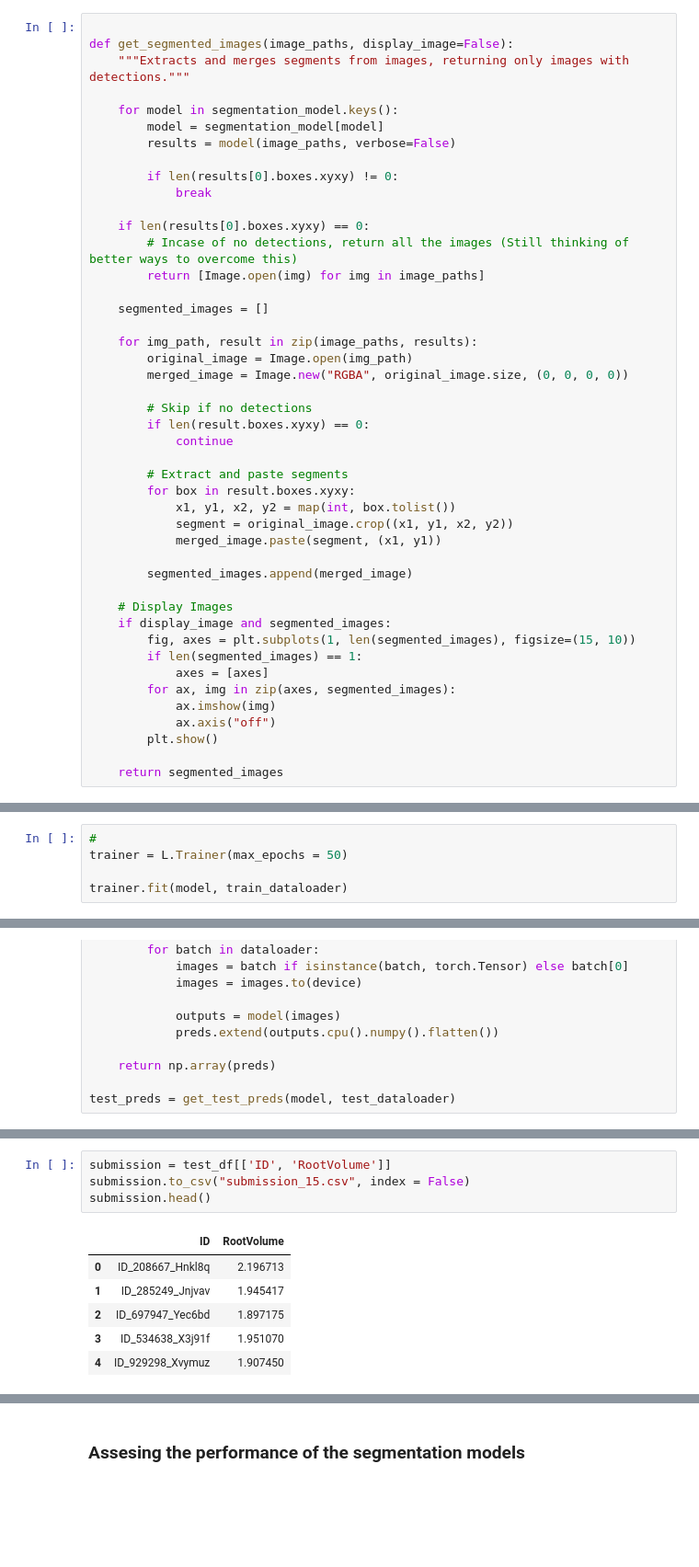
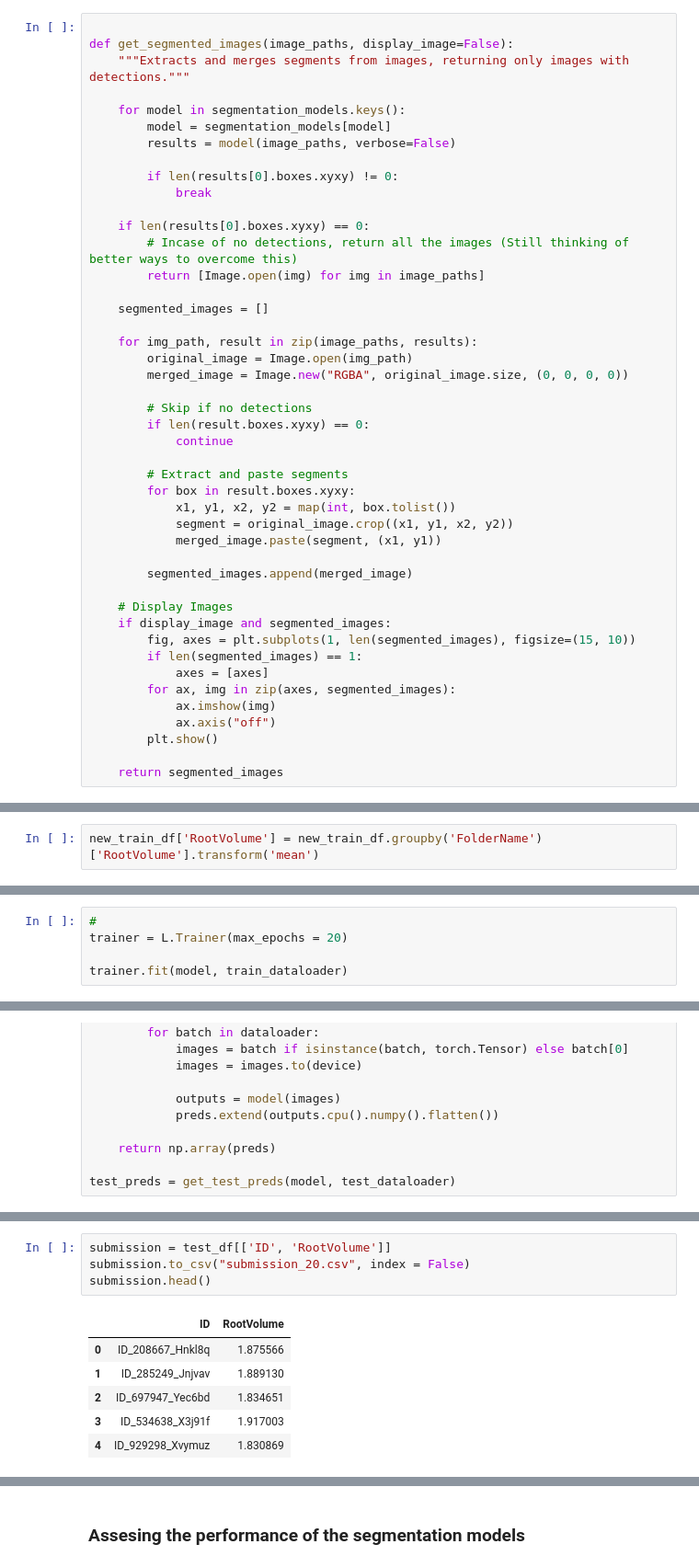
Before and after one commit to rainhard-obura/computer_vision_projects, a Jupyter notebook: root_volume_estimation_challenge/zindi-cgiar-root-volume-challenge.ipynb, the cells around one changed output, grey strips where cells are left out. Shown at 92% size. Drawn from its saved outputs; the diff is of its cells as text; blank space fills up the shorter version.

```diff
--- a/root_volume_estimation_challenge/zindi-cgiar-root-volume-challenge.ipynb
+++ b/root_volume_estimation_challenge/zindi-cgiar-root-volume-challenge.ipynb
@@ -236,8 +236,8 @@ segmentation_model = {
 def get_segmented_images(image_paths, display_image=False):
     """Extracts and merges segments from images, returning only images with detections."""
 
-    for model in segmentation_model.keys():
-        model = segmentation_model[model]
+    for model in segmentation_models.keys():
+        model = segmentation_models[model]
         results = model(image_paths, verbose=False)
 
         if len(results[0].boxes.xyxy) != 0:
@@ -432,3 +432,5 @@ new_train_df.head()
 | 2 | ID_465762_L1n61d | Ox18ob0syv | 4 | R | 21 | 28 | 2.7 | IBA980581 | Early | ... |
 | 3 | ID_626872_Pbmx2e | Hqcekwpxgu | 2 | R | 30 | 39 | 2.6 | IITA-TMS-IBA000070 | Early | ... |
 | 4 | ID_518846_Opko8c | Ummqfuetoc | 1 | R | 17 | 26 | 2.7 | IBA980581 | Early | ... |
+# %%
+new_train_df['RootVolume'] = new_train_df.groupby('FolderName')['RootVolume'].transform('mean')
@@ -665,7 +676,7 @@ seed_everything(42)
 Seed set to 42
 # %%
 #
-trainer = L.Trainer(max_epochs = 50)
+trainer = L.Trainer(max_epochs = 20)
 
 trainer.fit(model, train_dataloader)
 # %% [output]
@@ -750,12 +761,12 @@ test_df.head()
 | 4 | ID_929298_Xvymuz | Mrw7chmalv | 4 | R | 30 | 43 | IBA154810 | Early | C:\Users\Reinhard\Documents\compu... | ... |
 # %%
 submission = test_df[['ID', 'RootVolume']]
-submission.to_csv("submission_15.csv", index = False)
+submission.to_csv("submission_20.csv", index = False)
 submission.head()
 # %% [output]
 |  | ID | RootVolume |
-| 0 | ID_208667_Hnkl8q | 2.196713 |
-| 1 | ID_285249_Jnjvav | 1.945417 |
-| 2 | ID_697947_Yec6bd | 1.897175 |
-| 3 | ID_534638_X3j91f | 1.951070 |
-| 4 | ID_929298_Xvymuz | 1.907450 |
+| 0 | ID_208667_Hnkl8q | 1.875566 |
+| 1 | ID_285249_Jnjvav | 1.889130 |
+| 2 | ID_697947_Yec6bd | 1.834651 |
+| 3 | ID_534638_X3j91f | 1.917003 |
+| 4 | ID_929298_Xvymuz | 1.830869 |
```
Also changed, not shown: parts of 8 cells of this notebook.
